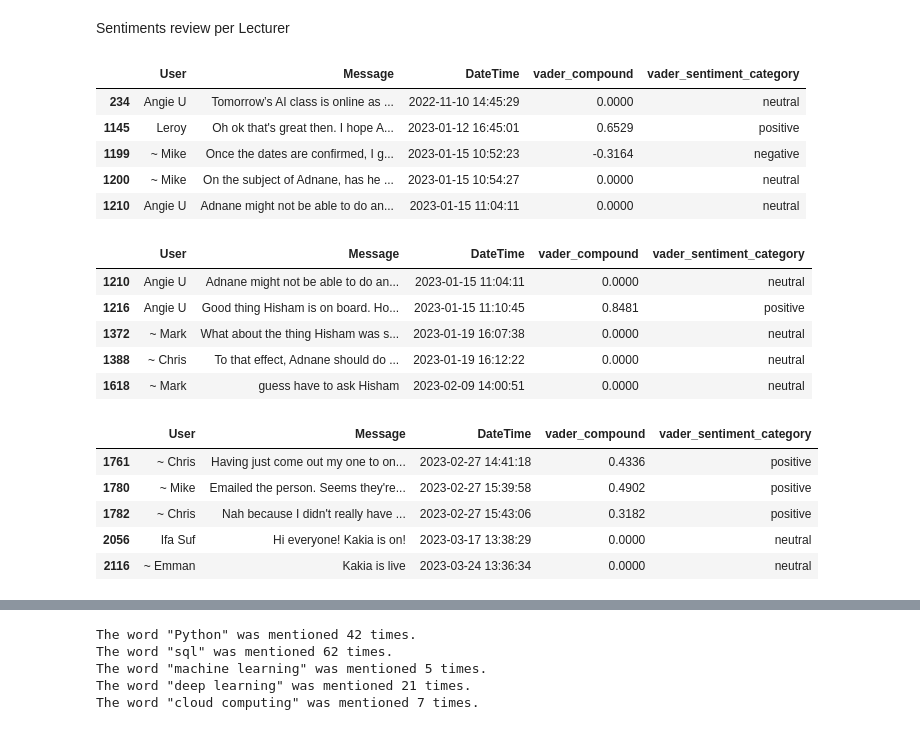
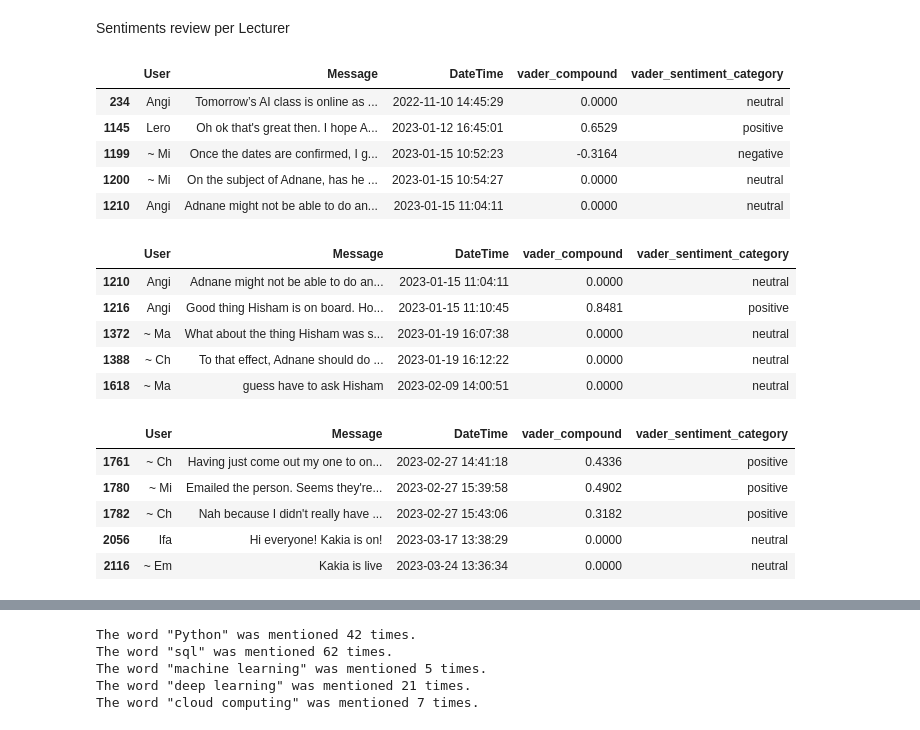
Before and after one commit to leroyokosi/msc_whatsapp_analysis, a Jupyter notebook: code.ipynb, the cells around one changed output, grey strips where cells are left out. Drawn from its saved outputs; the diff is of its cells as text; code cells hidden in the pictures.

```diff
--- a/code.ipynb
+++ b/code.ipynb
@@ -55,0 +56,8 @@ df.head()
+# %%
+# # Slice the last 7 characters from the 'User' column to protect user privacy
+# df['User'] = df['User'].str.slice(-7)
+
+# Slice the first 3 characters from the 'User' column to protect user privacy
+df['User'] = df['User'].str.slice(0, 4)
+
+df.head()
@@ -183,9 +198,3 @@ Passing `palette` without assigning `hue` is deprecated and will be removed in v
   sns.catplot(x='vader_sentiment_category', kind='count', data=df, palette="muted")
 <seaborn.axisgrid.FacetGrid at 0x...>
 [figure]
-# %%
-# # Slice the last 7 characters from the 'User' column to protect user privacy
-# df['User'] = df['User'].str.slice(-7)
-
-# Slice the first 7 characters from the 'User' column to protect user privacy
-df['User'] = df['User'].str.slice(0, 7)
@@ -321,50 +344,50 @@ The general word cloud doesn't give reasonable insights. Hence, I will select sp
 # %% [markdown]
 Sentiments review per Lecturer
 # %%
-# Create a new DataFrame that only contains the rows with the word 'adnane' or 'Adnane' in the 'Message' column
-df_adnane = df[df['Message'].str.contains('adnane|Adnane', na=False)]
+# Create a new DataFrame that only contains the rows with the word 'adnane' in the 'Message' column, regardless of case
+df_a = df[df['Message'].str.contains('adnane', case=False, na=False)]
 
 # Select only the required columns
-df_adnane = df_adnane[['User', 'Message', 'DateTime', 'vader_compound', 'vader_sentiment_category']]
+df_a = df_a[['User', 'Message', 'DateTime', 'vader_compound', 'vader_sentiment_category']]
 
-df_adnane.head()
+df_a.head()
 # %% [output]
 |  | User | Message | DateTime | vader_compound | vader_sentiment_category |
-| 234 | Angie U | Tomorrow’s AI class is online as ... | 2022-11-10 14:45:29 | 0.0000 | neutral |
-| 1145 | Leroy | Oh ok that's great then. I hope A... | 2023-01-12 16:45:01 | 0.6529 | positive |
-| 1199 | ~ Mike | Once the dates are confirmed, I g... | 2023-01-15 10:52:23 | -0.3164 | negative |
-| 1200 | ~ Mike | On the subject of Adnane, has he ... | 2023-01-15 10:54:27 | 0.0000 | neutral |
-| 1210 | Angie U | Adnane might not be able to do an... | 2023-01-15 11:04:11 | 0.0000 | neutral |
+| 234 | Angi | Tomorrow’s AI class is online as ... | 2022-11-10 14:45:29 | 0.0000 | neutral |
+| 1145 | Lero | Oh ok that's great then. I hope A... | 2023-01-12 16:45:01 | 0.6529 | positive |
+| 1199 | ~ Mi | Once the dates are confirmed, I g... | 2023-01-15 10:52:23 | -0.3164 | negative |
+| 1200 | ~ Mi | On the subject of Adnane, has he ... | 2023-01-15 10:54:27 | 0.0000 | neutral |
+| 1210 | Angi | Adnane might not be able to do an... | 2023-01-15 11:04:11 | 0.0000 | neutral |
 # %%
 # Create a new DataFrame that only contains the rows with the word 'hisham' or 'Hisham' in the 'Message' column
-df_hisham = df[df['Message'].str.contains('hisham|Hisham', na=False)]
+df_h = df[df['Message'].str.contains('hisham', case=False, na=False)]
 
 # Select only the required columns
-df_hisham = df_hisham[['User', 'Message', 'DateTime', 'vader_compound', 'vader_sentiment_category']]
+df_h = df_h[['User', 'Message', 'DateTime', 'vader_compound', 'vader_sentiment_category']]
 
-df_hisham.head()
+df_h.head()
 # %% [output]
 |  | User | Message | DateTime | vader_compound | vader_sentiment_category |
-| 1210 | Angie U | Adnane might not be able to do an... | 2023-01-15 11:04:11 | 0.0000 | neutral |
-| 1216 | Angie U | Good thing Hisham is on board. Ho... | 2023-01-15 11:10:45 | 0.8481 | positive |
-| 1372 | ~ Mark | What about the thing Hisham was s... | 2023-01-19 16:07:38 | 0.0000 | neutral |
-| 1388 | ~ Chris | To that effect, Adnane should do ... | 2023-01-19 16:12:22 | 0.0000 | neutral |
-| 1618 | ~ Mark | guess have to ask Hisham | 2023-02-09 14:00:51 | 0.0000 | neutral |
+| 1210 | Angi | Adnane might not be able to do an... | 2023-01-15 11:04:11 | 0.0000 | neutral |
+| 1216 | Angi | Good thing Hisham is on board. Ho... | 2023-01-15 11:10:45 | 0.8481 | positive |
+| 1372 | ~ Ma | What about the thing Hisham was s... | 2023-01-19 16:07:38 | 0.0000 | neutral |
+| 1388 | ~ Ch | To that effect, Adnane should do ... | 2023-01-19 16:12:22 | 0.0000 | neutral |
+| 1618 | ~ Ma | guess have to ask Hisham | 2023-02-09 14:00:51 | 0.0000 | neutral |
 # %%
 # Create a new DataFrame that only contains the rows with the word 'kakia' or 'Kakia' in the 'Message' column
-df_kakia = df[df['Message'].str.contains('kakia|Kakia', na=False)]
+df_k = df[df['Message'].str.contains('kakia', case=False, na=False)]
 
 # Select only the required columns
-df_kakia = df_kakia[['User', 'Message', 'DateTime', 'vader_compound', 'vader_sentiment_category']]
+df_k = df_k[['User', 'Message', 'DateTime', 'vader_compound', 'vader_sentiment_category']]
 
-df_kakia.head()
+df_k.head()
 # %% [output]
 |  | User | Message | DateTime | vader_compound | vader_sentiment_category |
-| 1761 | ~ Chris | Having just come out my one to on... | 2023-02-27 14:41:18 | 0.4336 | positive |
-| 1780 | ~ Mike | Emailed the person. Seems they're... | 2023-02-27 15:39:58 | 0.4902 | positive |
-| 1782 | ~ Chris | Nah because I didn't really have ... | 2023-02-27 15:43:06 | 0.3182 | positive |
-| 2056 | Ifa Suf | Hi everyone! Kakia is on! | 2023-03-17 13:38:29 | 0.0000 | neutral |
-| 2116 | ~ Emman | Kakia is live | 2023-03-24 13:36:34 | 0.0000 | neutral |
+| 1761 | ~ Ch | Having just come out my one to on... | 2023-02-27 14:41:18 | 0.4336 | positive |
+| 1780 | ~ Mi | Emailed the person. Seems they're... | 2023-02-27 15:39:58 | 0.4902 | positive |
+| 1782 | ~ Ch | Nah because I didn't really have ... | 2023-02-27 15:43:06 | 0.3182 | positive |
+| 2056 | Ifa | Hi everyone! Kakia is on! | 2023-03-17 13:38:29 | 0.0000 | neutral |
+| 2116 | ~ Em | Kakia is live | 2023-03-24 13:36:34 | 0.0000 | neutral |
 # %%
 import matplotlib.pyplot as plt
 
```
Also changed, not shown: parts of 14 cells of this notebook.
